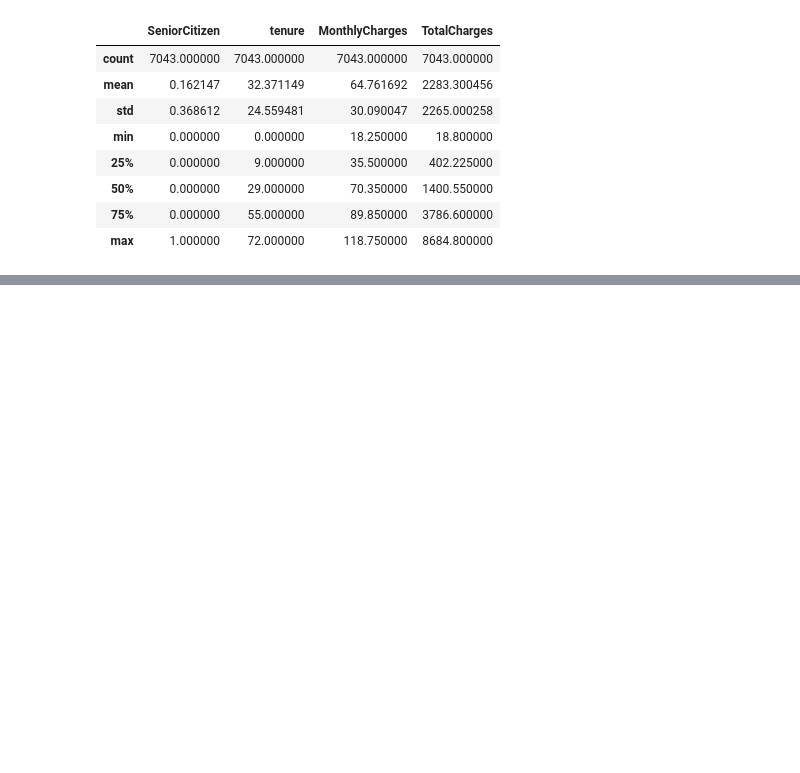
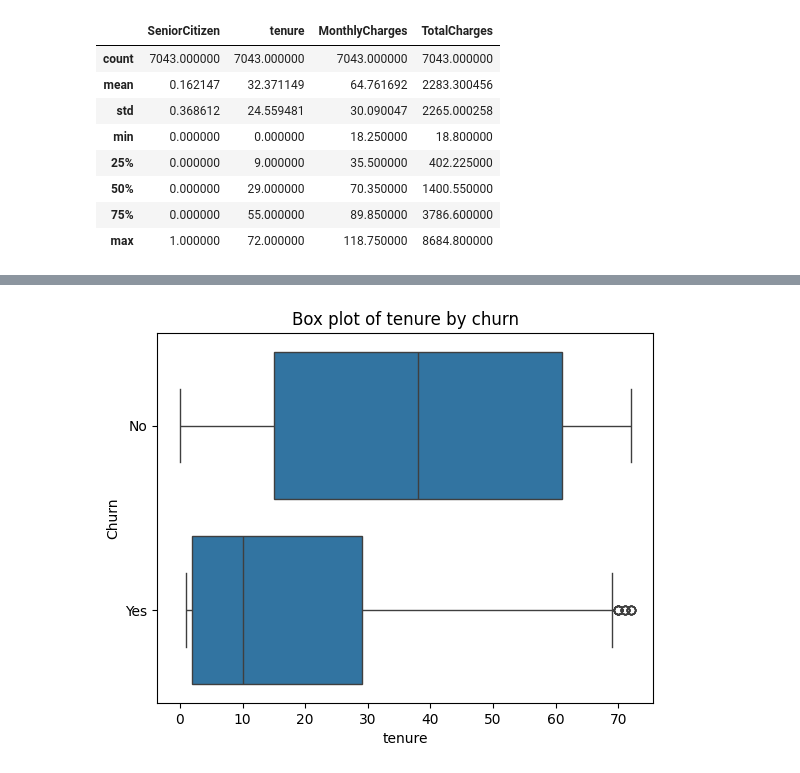
Before and after one commit to AftabQuant/Machine-Learning-Chronicles, a Jupyter notebook: InternShala Project/Customer Churn Prediction/Classification Model .ipynb, the cells around one changed output, grey strips where cells are left out. Cells and saved outputs as stored; diff of their text form; code cells hidden in the pictures; blank space fills up the shorter version.

```diff
--- a/InternShala Project/Customer Churn Prediction/Classification Model .ipynb
+++ b/InternShala Project/Customer Churn Prediction/Classification Model .ipynb
@@ -75,0 +89,6 @@ df.describe()
+# %%
+sns.boxplot(data=df, x='tenure', y='Churn')
+plt.title('Box plot of tenure by churn')
+plt.show()
+# %% [output]
+[figure, added]
```
Also changed, not shown: parts of 5 cells of this notebook.
